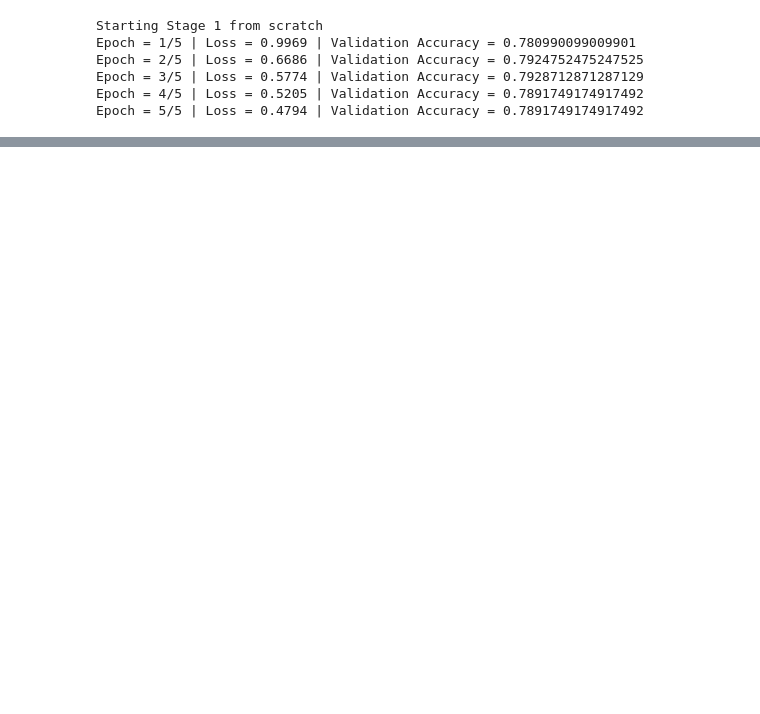
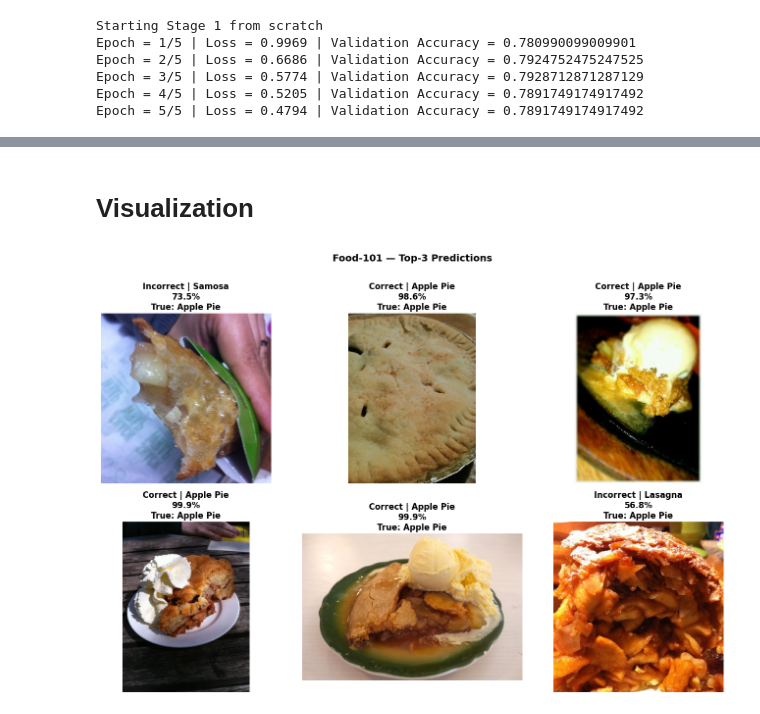
Before and after one commit to Anthonyvillaaa/Image-Classifier-ViT-vs.-Resnet-18, a Jupyter notebook: Image-Classifier.ipynb, the cells around one changed output, grey strips where cells are left out. Cells and saved outputs as stored; diff of their text form; code cells hidden in the pictures; blank space fills up the shorter version.

```diff
--- a/Image-Classifier.ipynb
+++ b/Image-Classifier.ipynb
@@ -56,6 +59,8 @@ class_to_index = {}
 
 for index, class_name in enumerate(classes):
 	class_to_index[class_name] = index
+
+index_to_class = {value:key for key, value in class_to_index.items()}
 
 # print(list(class_to_index.items()))
 
@@ -264,0 +340,37 @@ for epoch in range(num_epochs):
+# %% [markdown]
+# Visualization
+# %%
+def show_predictions(image_paths, model, index_to_class, device, n=6):
+    """Display n test images with their top-3 predictions."""
+    fig, axes = plt.subplots(2, 3, figsize=(14, 9))
+    axes = axes.flatten()
+
+    for i, ax in enumerate(axes):
+        image_path = image_paths[i]
+        true_label = os.path.basename(os.path.dirname(image_path))
+
+        display_img = Image.open(image_path).convert("RGB")
+        results = predict(model, image_path, index_to_class, device)
+
+        top_name, top_conf = results[0]
+        correct = "Correct" if top_name == true_label else "Incorrect"
+        label = f"{correct} | {top_name.replace('_', ' ').title()}\n{top_conf:.1%}\nTrue: {true_label.replace('_', ' ').title()}"
+
+        runners = "\n".join(
+            f"  {name.replace('_', ' ').title()}: {conf:.1%}"
+            for name, conf in results[1:]
+        )
+
+        ax.imshow(display_img)
+        ax.axis('off')
+        ax.set_title(label, fontsize=12, fontweight="bold", pad=6)
+        ax.set_xlabel(runners, fontsize=9, labelpad=4)
+
+    plt.suptitle("Food-101 — Top-3 Predictions", fontsize=14, fontweight="bold", y=1.01)
+    plt.tight_layout()
+    plt.show()
+
+
+show_predictions(test_images_paths, model, index_to_class, device)
+# %% [output]
+[figure, added]
```
Also changed, not shown: parts of 14 cells of this notebook.
